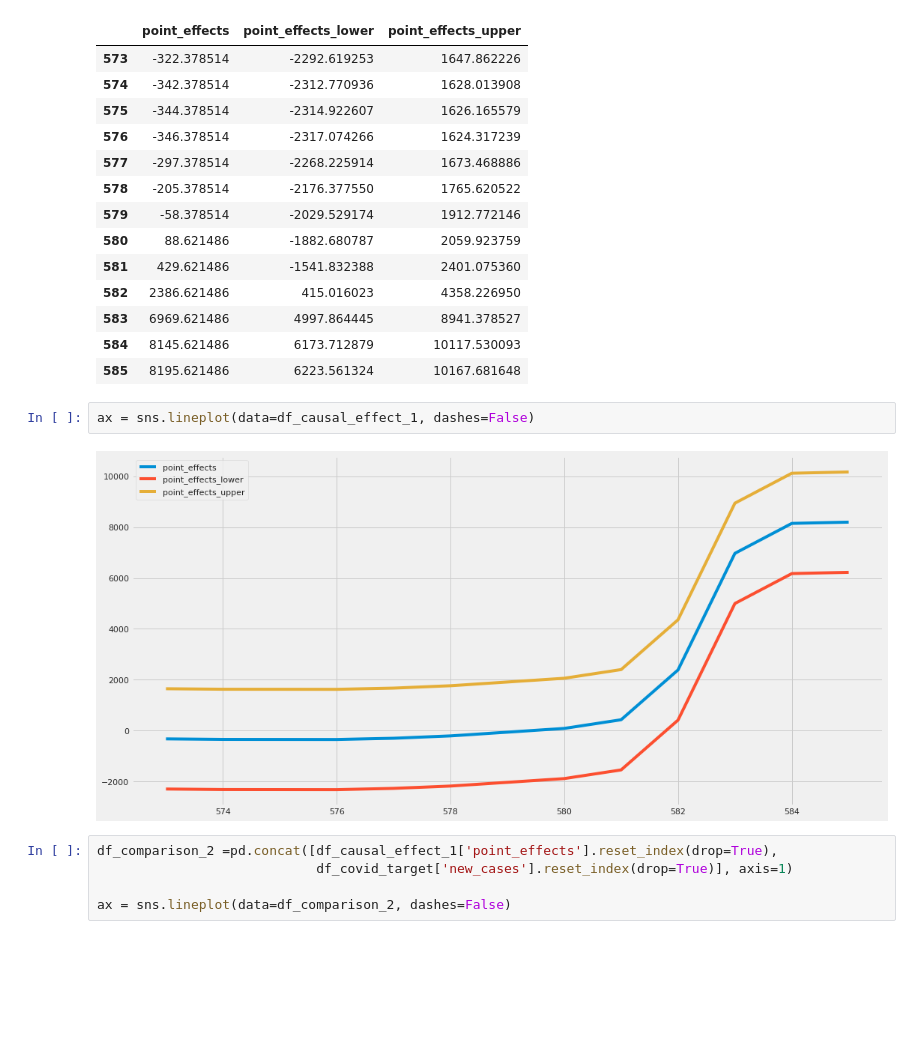
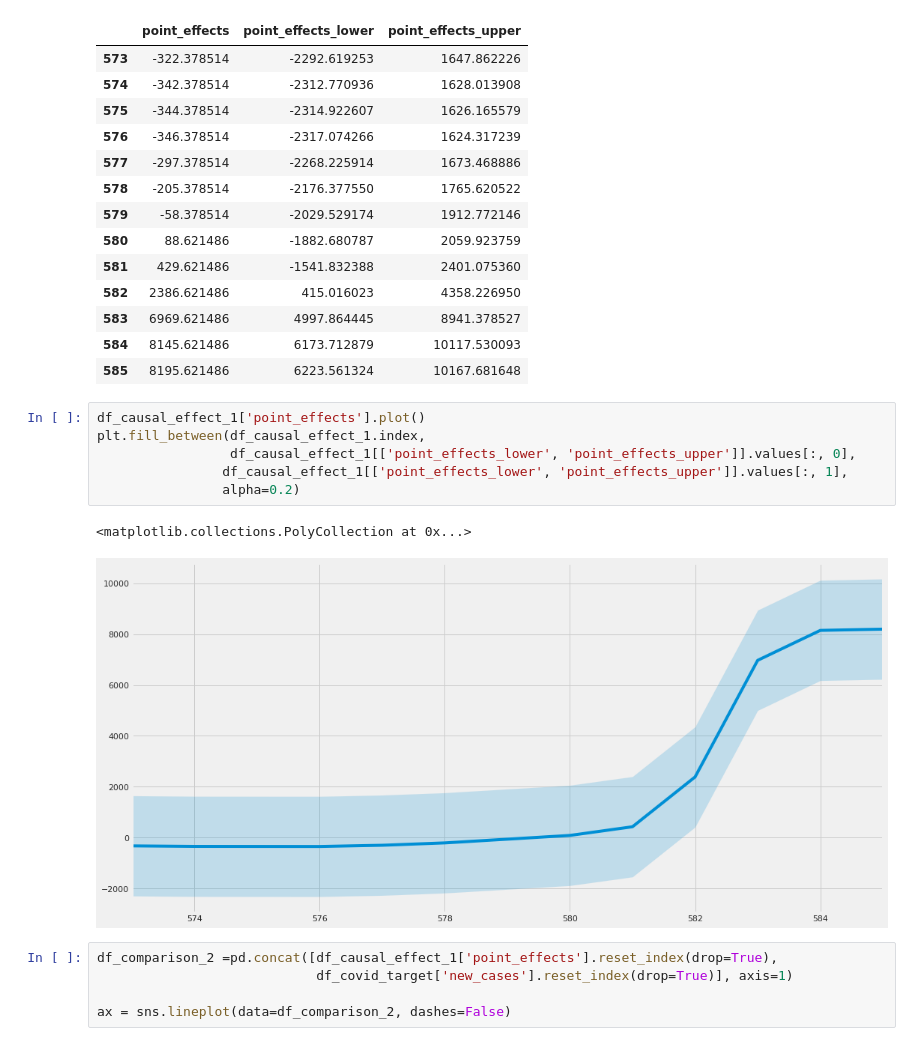
Before and after one commit to funcional-health-analytics/covid19-analytics, a Jupyter notebook: notebooks/eda_srag.ipynb, the cells around one changed output. Cells and saved outputs as stored; diff of their text form; blank space fills up the shorter version.

Commit message:
Improves graphics.

```diff
--- a/notebooks/eda_srag.ipynb
+++ b/notebooks/eda_srag.ipynb
@@ -190,10 +190,15 @@ df_causal_effect_1#.head()
 | 583 | 6969.621486 | 4997.864445 | 8941.378527 |
 | 584 | 8145.621486 | 6173.712879 | 10117.530093 |
 | 585 | 8195.621486 | 6223.561324 | 10167.681648 |
-# %%
-ax = sns.lineplot(data=df_causal_effect_1, dashes=False)
-# %% [output]
-[figure, removed]
+# %%
+df_causal_effect_1['point_effects'].plot()
+plt.fill_between(df_causal_effect_1.index,
+                 df_causal_effect_1[['point_effects_lower', 'point_effects_upper']].values[:, 0],
+                df_causal_effect_1[['point_effects_lower', 'point_effects_upper']].values[:, 1],
+                alpha=0.2)
+# %% [output]
+<matplotlib.collections.PolyCollection at 0x...>
+[figure, added]
 # %%
 df_comparison_2 =pd.concat([df_causal_effect_1['point_effects'].reset_index(drop=True),
                             df_covid_target['new_cases'].reset_index(drop=True)], axis=1)
```
Also changed, not shown: parts of 1 cell of this notebook, 1 other file.
